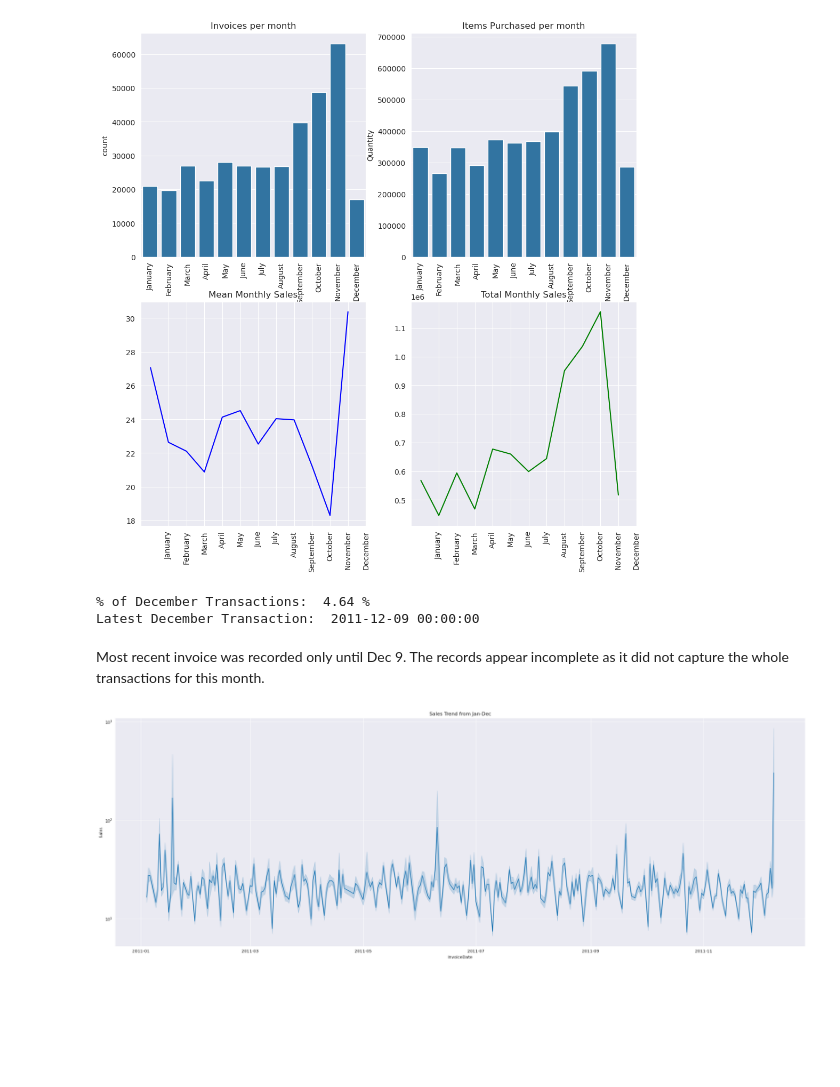
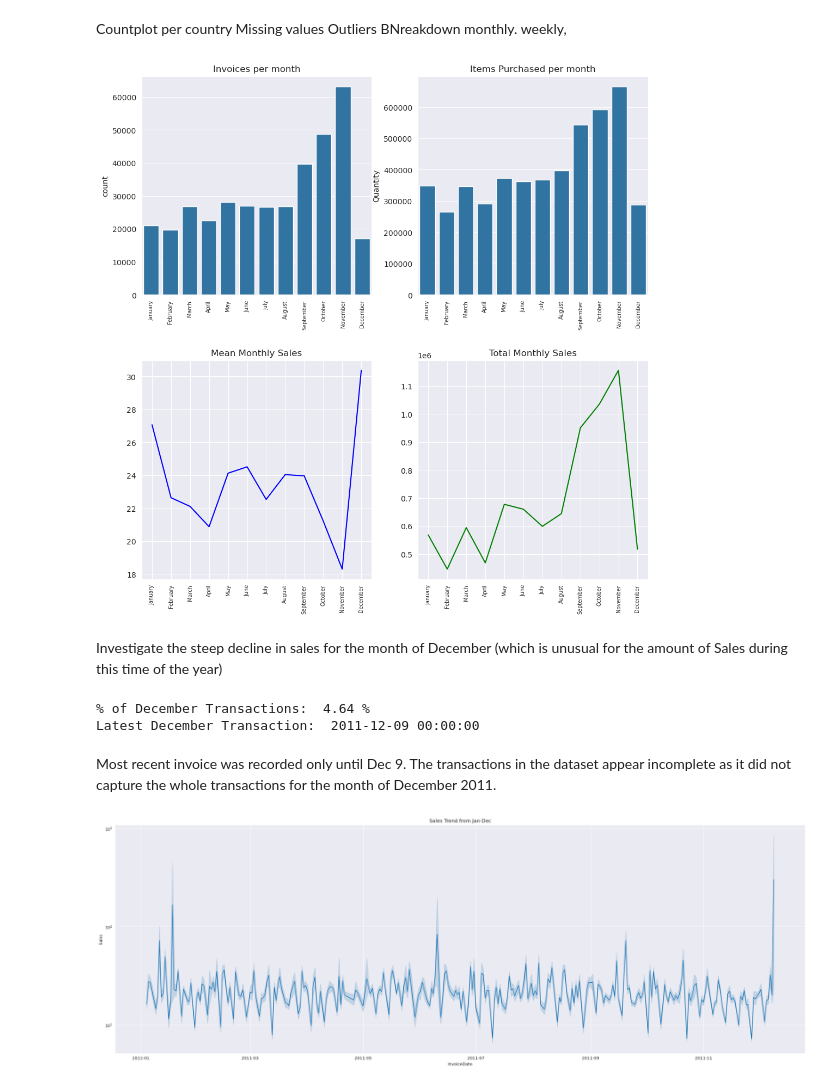
Before and after one commit to ds-edu/DataScienceCapstone_OnlineRetail, a Jupyter notebook: notebooks/ExploratoryDataAnalysis.ipynb, the cells around one changed output. Cells and saved outputs as stored; diff of their text form; code cells hidden in the pictures; blank space fills up the shorter version.

```diff
--- a/notebooks/ExploratoryDataAnalysis.ipynb
+++ b/notebooks/ExploratoryDataAnalysis.ipynb
@@ -42,6 +30,0 @@ None
-# %%
-#Check for duplicates
-duplicatesfalse  = df[df.duplicated(keep=False)]
-display(duplicatesfalse.head(-20))
-df = df.drop_duplicates()
-df.info()
@@ -77,0 +67,5 @@ memory usage: 30.0+ MB
+# %%
+df = df.query('Price > 0')
+
+print('0 price in the dataset: ',  np.sum(df.Price <= 0))
+df['Price'].describe()
@@ -153,0 +199,5 @@ mq = mq.reset_index()
+# %% [markdown]
+Countplot per country
+Missing values
+Outliers
+BNreakdown monthly. weekly,
@@ -154,30 +212,37 @@ mq = mq.reset_index()
 # %%
 #Plot visuals
 
 fig, ax = plt.subplots(2,2, figsize=(12,12))
+fig.subplots_adjust(wspace=0.2, hspace=0.3)
+
+
 sns.countplot(data=df, x=df.Month, ax=ax[0][0])
 ax[0][0].set_title('Invoices per month')
-ax[0][0].set_xticklabels([cal.month_name[i] for i in np.arange(1,13, 1)], rotation=90)
-
+ax[0][0].set_xticklabels([cal.month_name[i] for i in np.arange(1,13, 1)], rotation=90, size=7)
+ax[0][0].set_xlabel('')
 
 sns.barplot(data=mq, x=mq.Month, y=mq.Quantity, ax=ax[0][1])
 ax[0][1].set_title('Items Purchased per month')
-ax[0][1].set_xticklabels([cal.month_name[i] for i in np.arange(1,13, 1)], rotation=90)
-
+ax[0][1].set_xticklabels([cal.month_name[i] for i in np.arange(1,13, 1)], rotation=90, size=7)
+ax[0][1].set_xlabel('')
 
 ax[1][0].plot(ms['mean'], label='Average Sales', color='blue')
-ax[1][0].set_xticks([i for i in np.arange(1,13,1)])
-ax[1][0].set_xticklabels([cal.month_name[i] for i in np.arange(1,13, 1)], rotation=90)
+ax[1][0].set_xticks(ms.Month.values - 1)
+ax[1][0].set_xticklabels([cal.month_name[i] for i in ms.Month.values], size=7)
+ax[1][0].tick_params('x', labelrotation=90)
 ax[1][0].set_title('Mean Monthly Sales')
 
 
 ax[1][1].plot(ms['sum'], label='Total Sales', color='green')
-ax[1][1].set_xticks([i for i in np.arange(1,13,1)])
-ax[1][1].set_xticklabels([cal.month_name[i] for i in np.arange(1,13, 1)], rotation=90)
+ax[1][1].set_xticks(ms.Month.values - 1)
+ax[1][1].set_xticklabels([cal.month_name[i] for i in ms.Month.values], size=7)
+ax[1][1].tick_params('x', labelrotation=90)
 ax[1][1].set_title('Total Monthly Sales')
 
 
 plt.show()
 # %% [output]
-[figure, old version]
+[figure, new version]
+# %% [markdown]
+Investigate the steep decline in sales for the month of December (which is unusual for the amount of Sales during this time of the year)
 # %%
@@ -189,7 +252,7 @@ print('Latest December Transaction: ', df.query('Month == 12')['InvoiceDate'].ma
 % of December Transactions:  4.64 %
 Latest December Transaction:  2011-12-09 00:00:00
 # %% [markdown]
-Most recent invoice was recorded only until Dec 9. The records appear incomplete as it did not capture the whole transactions for this month.
+Most recent invoice was recorded only until Dec 9. The transactions in the dataset appear incomplete as it did not capture the whole transactions for the month of December 2011.
 # %%
 #Time Series Plot
 fig, ax = plt.subplots(figsize=(30,10))
```
Also changed, not shown: parts of 57 cells of this notebook, 7 other files.
